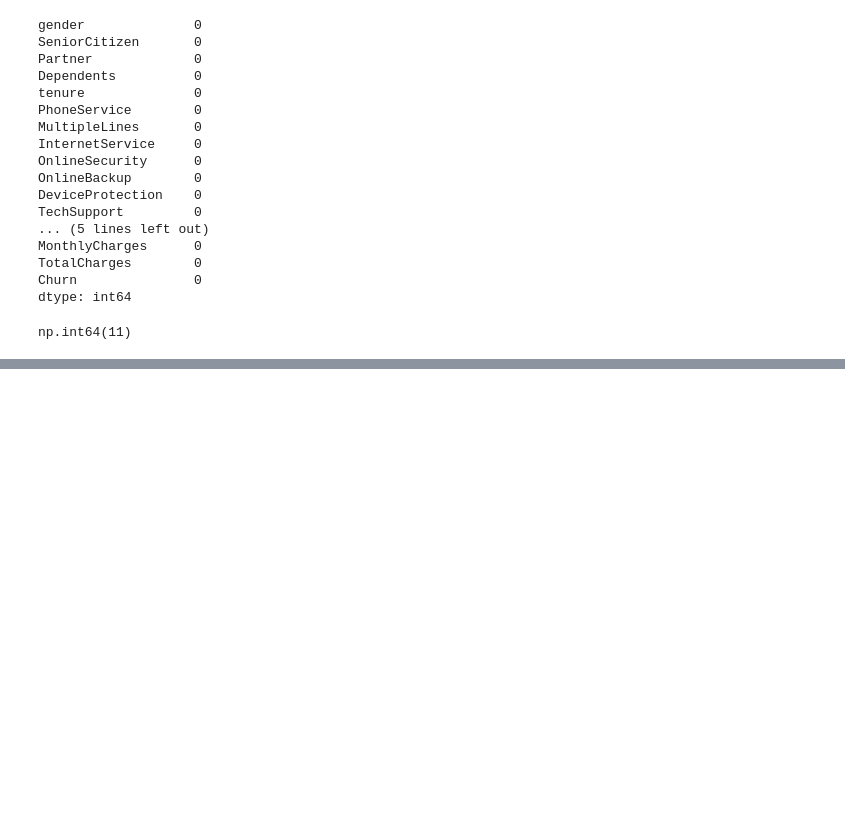
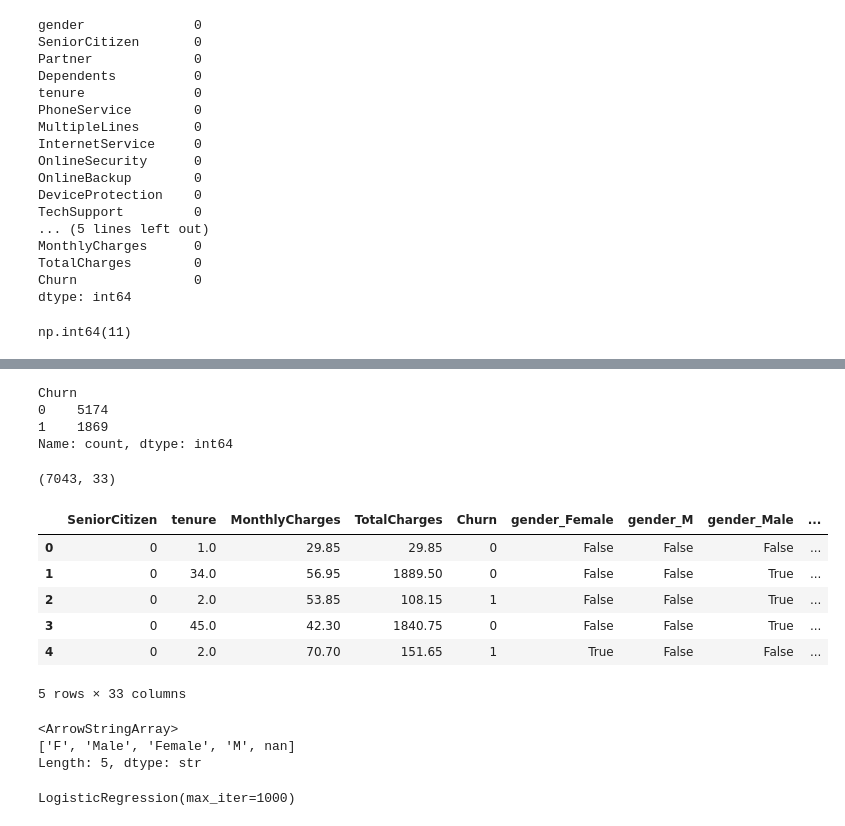
Before and after one commit to AnushikhaBanerjee/customer-churn-prediction, a Jupyter notebook: churn_prediction.ipynb, the cells around one changed output, grey strips where cells are left out. Drawn from its saved outputs; the diff is of its cells as text; code cells hidden in the pictures; blank space fills up the shorter version.

```diff
--- a/churn_prediction.ipynb
+++ b/churn_prediction.ipynb
@@ -153,3 +153,7 @@ df["TotalCharges"] = pd.to_numeric(df["TotalCharges"], errors="coerce")
 df["TotalCharges"].isnull().sum()
 # %% [output]
 np.int64(11)
+# %%
+df["TotalCharges"] = df["TotalCharges"].fillna(df["TotalCharges"].median())
+df["TotalCharges"].isnull().sum()
+df["TotalCharges"].dtype
@@ -155,0 +175,34 @@ np.int64(11)
+# %%
+original_df = pd.read_csv("Telco-Customer-Churn.csv")
+df["Churn"] = original_df["Churn"]
+# %%
+df["Churn"] = df["Churn"].map({"No": 0, "Yes": 1})
+# %%
+df["Churn"].value_counts()
+# %% [output]
+Churn
+0    5174
+1    1869
+Name: count, dtype: int64
+# %%
+df = pd.get_dummies(df, drop_first=True)
+# %%
+df.shape
+# %% [output]
+(7043, 33)
+# %%
+df.head()
+# %% [output]
+|  | SeniorCitizen | tenure | MonthlyCharges | TotalCharges | Churn | gender_Female | gender_M | gender_Male | ... |
+| 0 | 0 | 1.0 | 29.85 | 29.85 | 0 | False | False | False | ... |
+| 1 | 0 | 34.0 | 56.95 | 1889.50 | 0 | False | False | True | ... |
+| 2 | 0 | 2.0 | 53.85 | 108.15 | 1 | False | False | True | ... |
+| 3 | 0 | 45.0 | 42.30 | 1840.75 | 0 | False | False | True | ... |
+| 4 | 0 | 2.0 | 70.70 | 151.65 | 1 | True | False | False | ... |
+5 rows × 33 columns
+# %%
+pd.read_csv("Telco-Customer-Churn.csv")["gender"].unique()
+# %% [output]
+<ArrowStringArray>
+['F', 'Male', 'Female', 'M', nan]
+Length: 5, dtype: str
@@ -155,0 +228,7 @@ np.int64(11)
+# %%
+from sklearn.linear_model import LogisticRegression
+
+model = LogisticRegression(max_iter=1000)
+model.fit(X_train, y_train)
+# %% [output]
+LogisticRegression(max_iter=1000)
```
Also changed, not shown: parts of 16 cells of this notebook, 6 other files.
